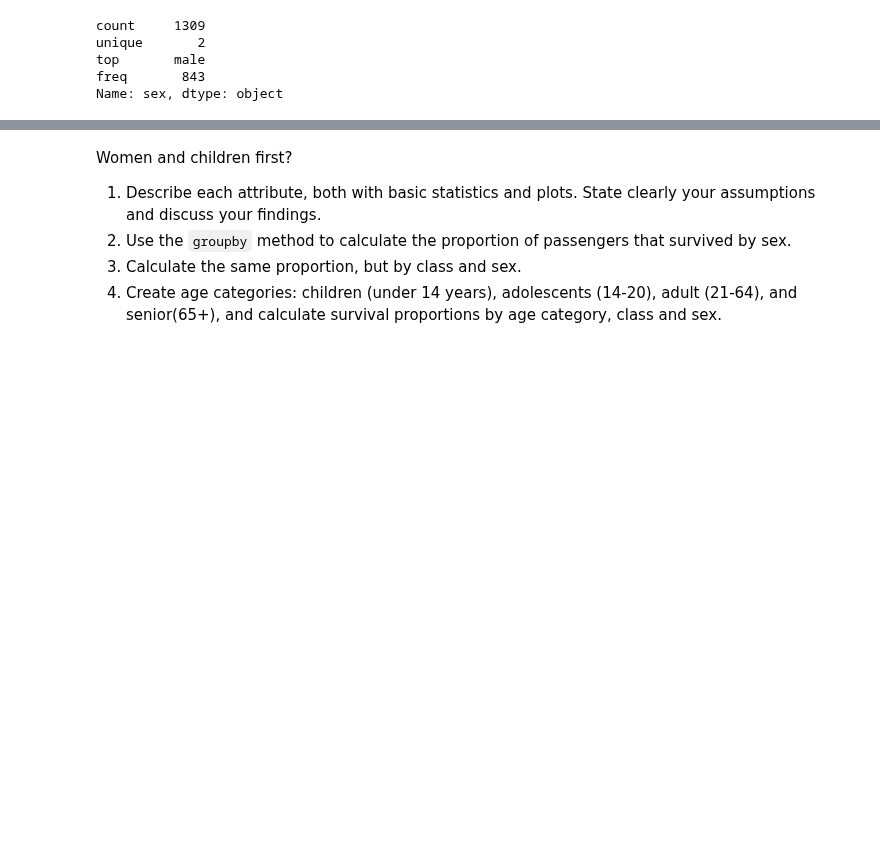
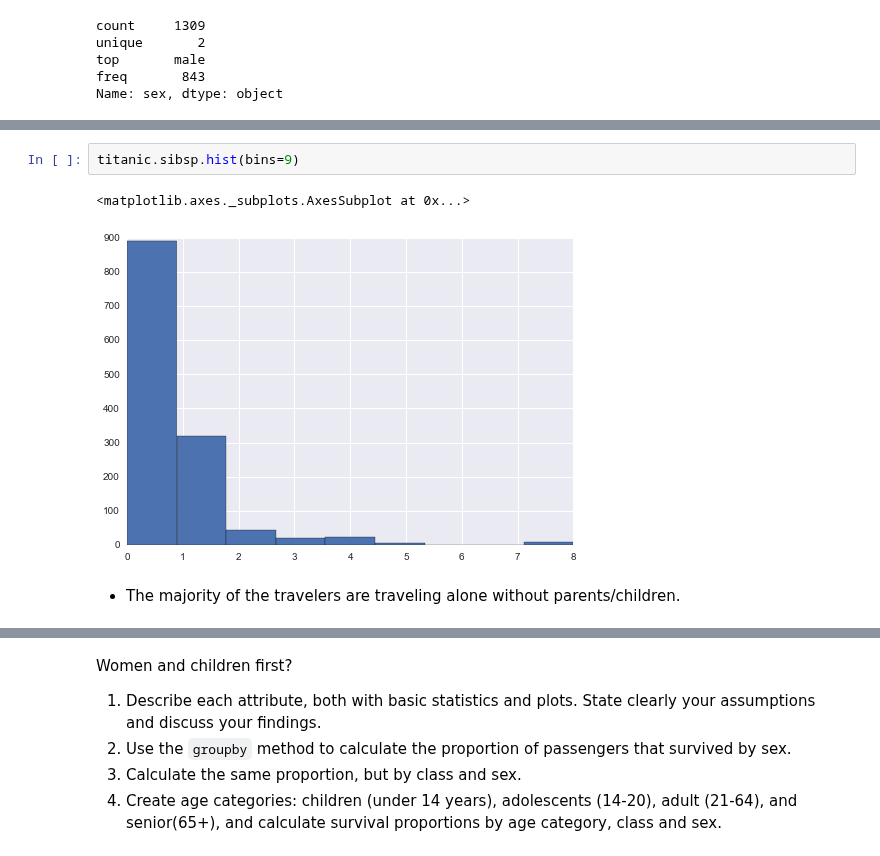
Before and after one commit to amirsh/ada-ana, a Jupyter notebook: HW1-notebooks/Data Wrangling with Pandas.ipynb, the cells around one changed output, grey strips where cells are left out. Cells and saved outputs as stored; diff of their text form; blank space fills up the shorter version.

```diff
--- a/HW1-notebooks/Data Wrangling with Pandas.ipynb
+++ b/HW1-notebooks/Data Wrangling with Pandas.ipynb
@@ -1706,0 +1782,7 @@ Name: sex, dtype: object
+# %%
+titanic.sibsp.hist(bins=9)
+# %% [output]
+<matplotlib.axes._subplots.AxesSubplot at 0x...>
+[figure, added]
+# %% [markdown]
+- The majority of the travelers are traveling alone without parents/children.
```
Also changed, not shown: parts of 15 cells of this notebook.
